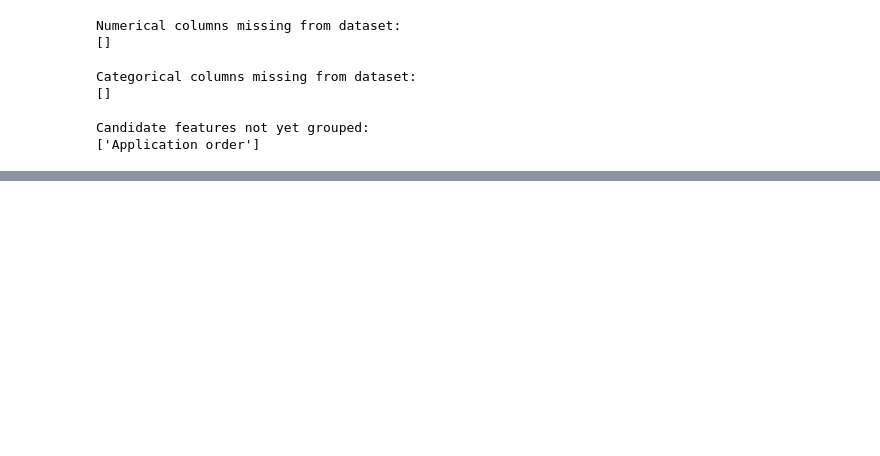
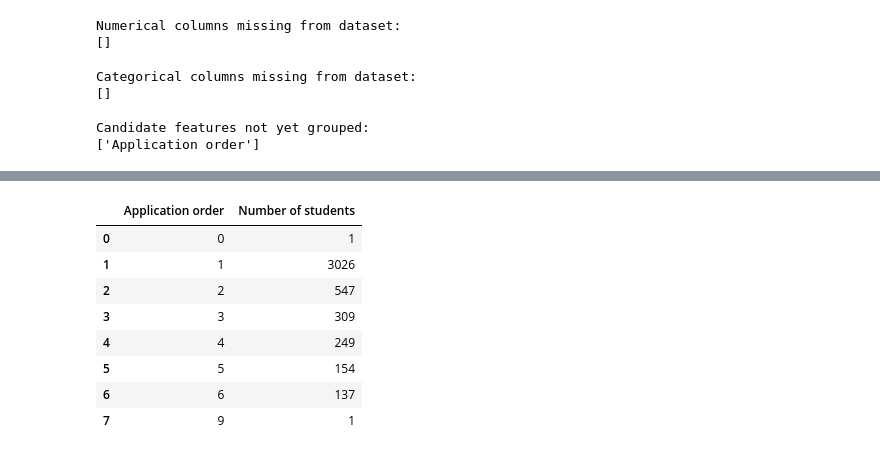
Before and after one commit to mrymsarabi/student-dropout-prediction, a Jupyter notebook: notebooks/02_exploratory_data_analysis.ipynb, the cells around one changed output, grey strips where cells are left out. Saved outputs shown, nothing was run; the diff lists cells and outputs as text; code cells hidden in the pictures; blank space fills up the shorter version.

```diff
--- a/notebooks/02_exploratory_data_analysis.ipynb
+++ b/notebooks/02_exploratory_data_analysis.ipynb
@@ -259,0 +276,20 @@ Candidate features not yet grouped:
+# %%
+application_order_summary = (
+    df["Application order"]
+    .value_counts()
+    .sort_index()
+    .rename_axis("Application order")
+    .reset_index(name="Number of students")
+)
+
+display(application_order_summary)
+# %% [output]
+|  | Application order | Number of students |
+| 0 | 0 | 1 |
+| 1 | 1 | 3026 |
+| 2 | 2 | 547 |
+| 3 | 3 | 309 |
+| 4 | 4 | 249 |
+| 5 | 5 | 154 |
+| 6 | 6 | 137 |
+| 7 | 9 | 1 |
```
Also changed, not shown: parts of 3 cells of this notebook.
